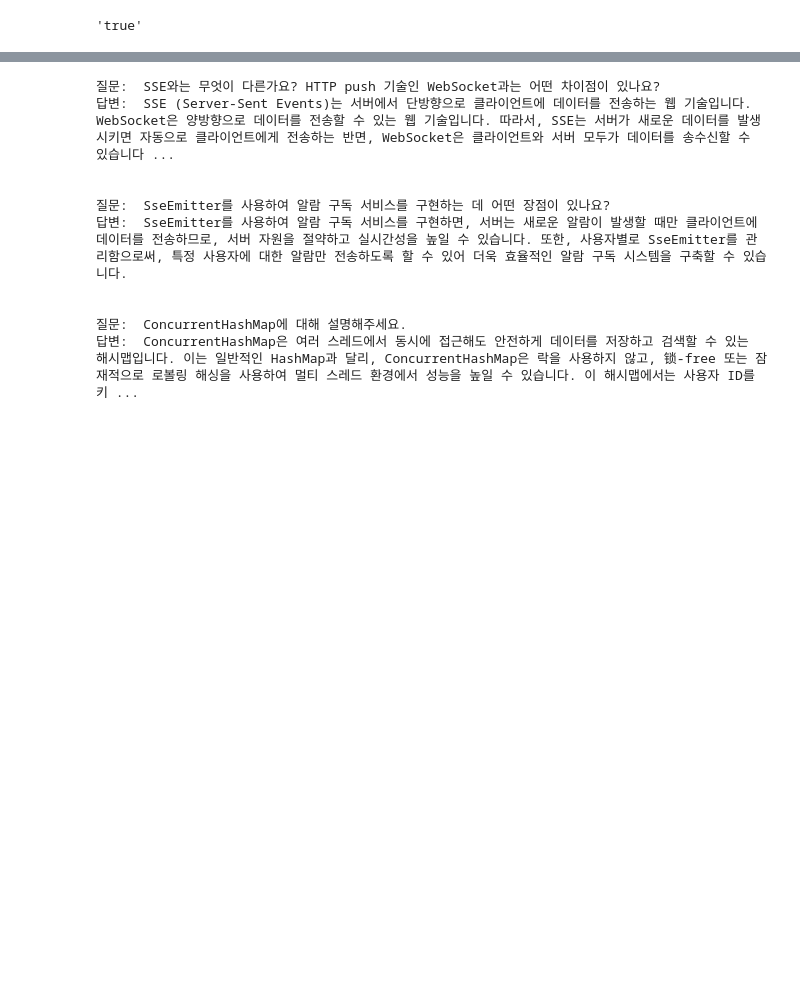
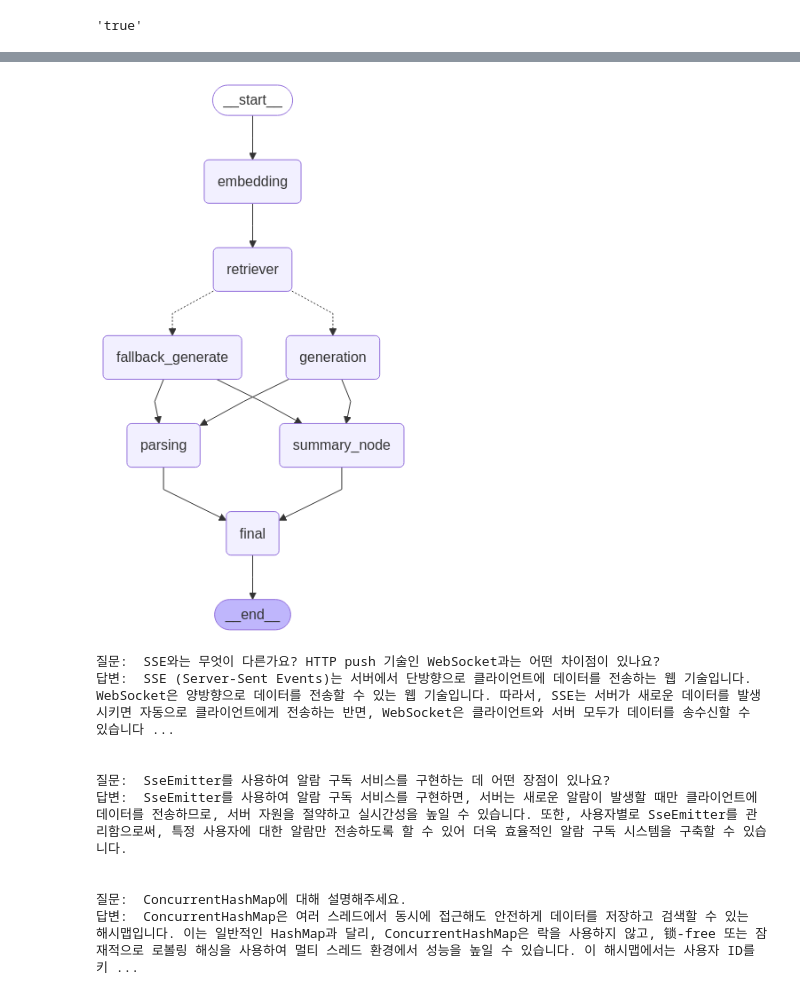
Before and after one commit to Lydia-YJ/youtil, a Jupyter notebook: Interview/notebook/test.ipynb, the cells around one changed output, grey strips where cells are left out. Saved outputs shown, nothing was run; the diff lists cells and outputs as text; code cells hidden in the pictures; blank space fills up the shorter version.

Commit message:
feat: add node,edge

```diff
--- a/Interview/notebook/test.ipynb
+++ b/Interview/notebook/test.ipynb
@@ -113,6 +113,8 @@ class QAState(BaseModel):
     keywords: List[str]
     til: str
 
+    similarity_score: Optional[float] = 0.0
+
     answer_raw: Optional[str] = None
 
     summary: Optional[str] = None
@@ -127,19 +129,36 @@ qa_input = QAState(
     til=dummy['til']
 )
 # %%
-from sentence_transformers import SentenceTransformer
+# from sentence_transformers import SentenceTransformer
 
-embedding_model = SentenceTransformer("BAAI/bge-m3", device="cpu")
+# embedding_model = SentenceTransformer("BAAI/bge-m3", device="cpu")
 
 async def embedding_node(state: QAState) -> dict:
     # title, keywords를 하나의 문장으로 구성
-    search_query = state.title + " " + " ".join(state.keywords)
-    embedding = embedding_model.encode(search_query).tolist()
+    # search_query = state.title + " " + " ".join(state.keywords)
+    # embedding = embedding_model.encode(search_query).tolist()
 
     return {
+        "log":"임베딩 노드"
         #**state.dict(),         # 기존 상태 그대로 유지
-        "query_vector": embedding  # 다음 노드를 위한 추가 정보
+        # "query_vector": embedding  # 다음 노드를 위한 추가 정보
     }
+
+
+async def retriever_node(state: QAState) -> dict:
+    return {"log":"검색 노드"}
+
+def route_by_similarity(state: QAState) -> str:
+    return "generation" if state.similarity_score >= 0.75 else "fallback_generate"
+
+async def generation_node(state: QAState) -> dict:
+    return {"log": "generation 노드 실행됨"}
+
+async def summary_node(state: QAState) -> dict:
+    return {"log_summary": "요약 생성 완료"}
+
+async def final_node(state: QAState) -> dict:
+    return {"log_final": "최종 결과 병합 완료"}
 # %%
 from uuid import uuid4
 from vllm import SamplingParams
@@ -248,3 +305,7 @@ INFO 05-06 12:00:49 [async_llm.py:228] Added request 811a0e3f-87f9-4174-b82c-2f7
+# %%
+graph
+# %% [output]
+[figure, added]
 # %%
 for item in result["content"]:
     print("질문: ", item.question)
```
Also changed, not shown: parts of 2 cells of this notebook.
